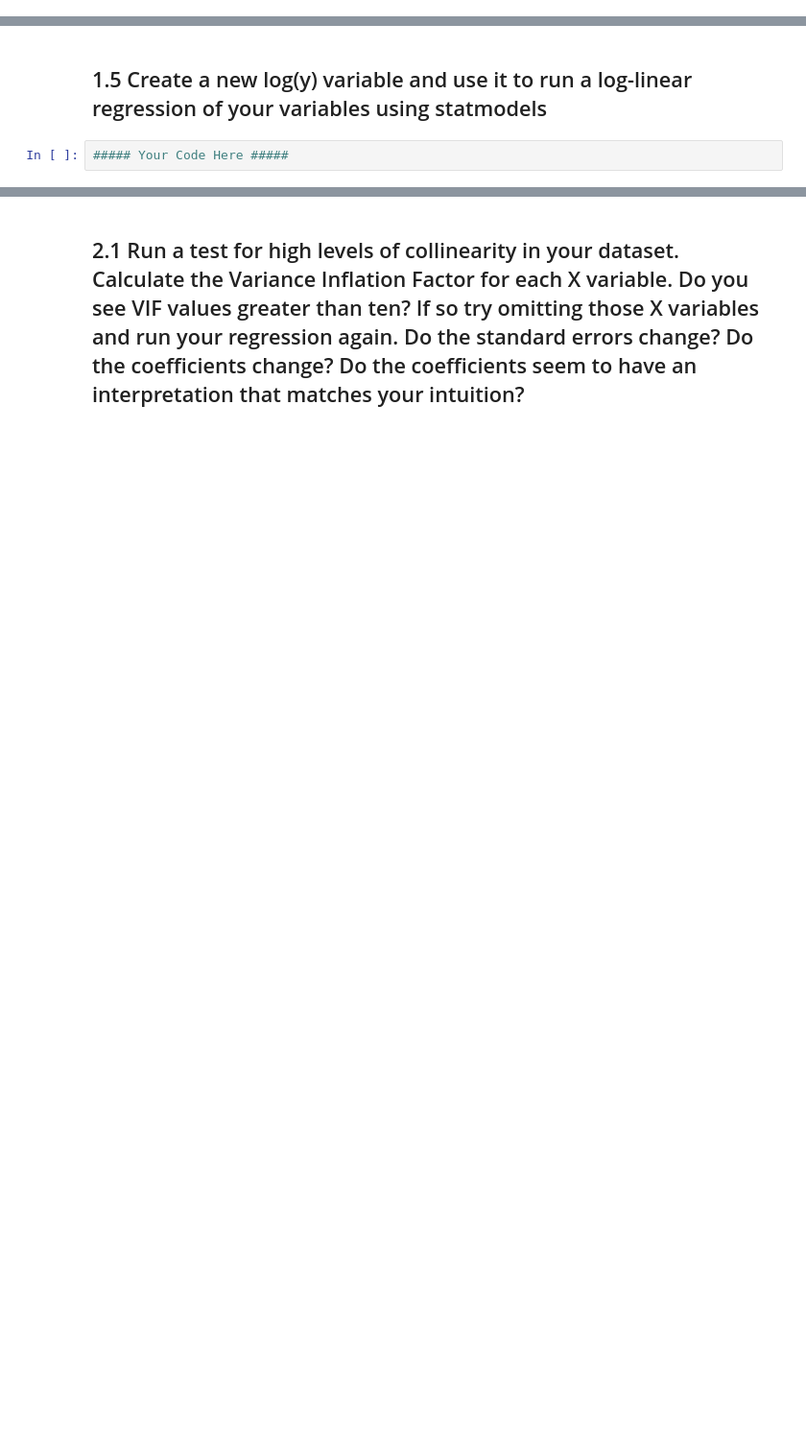
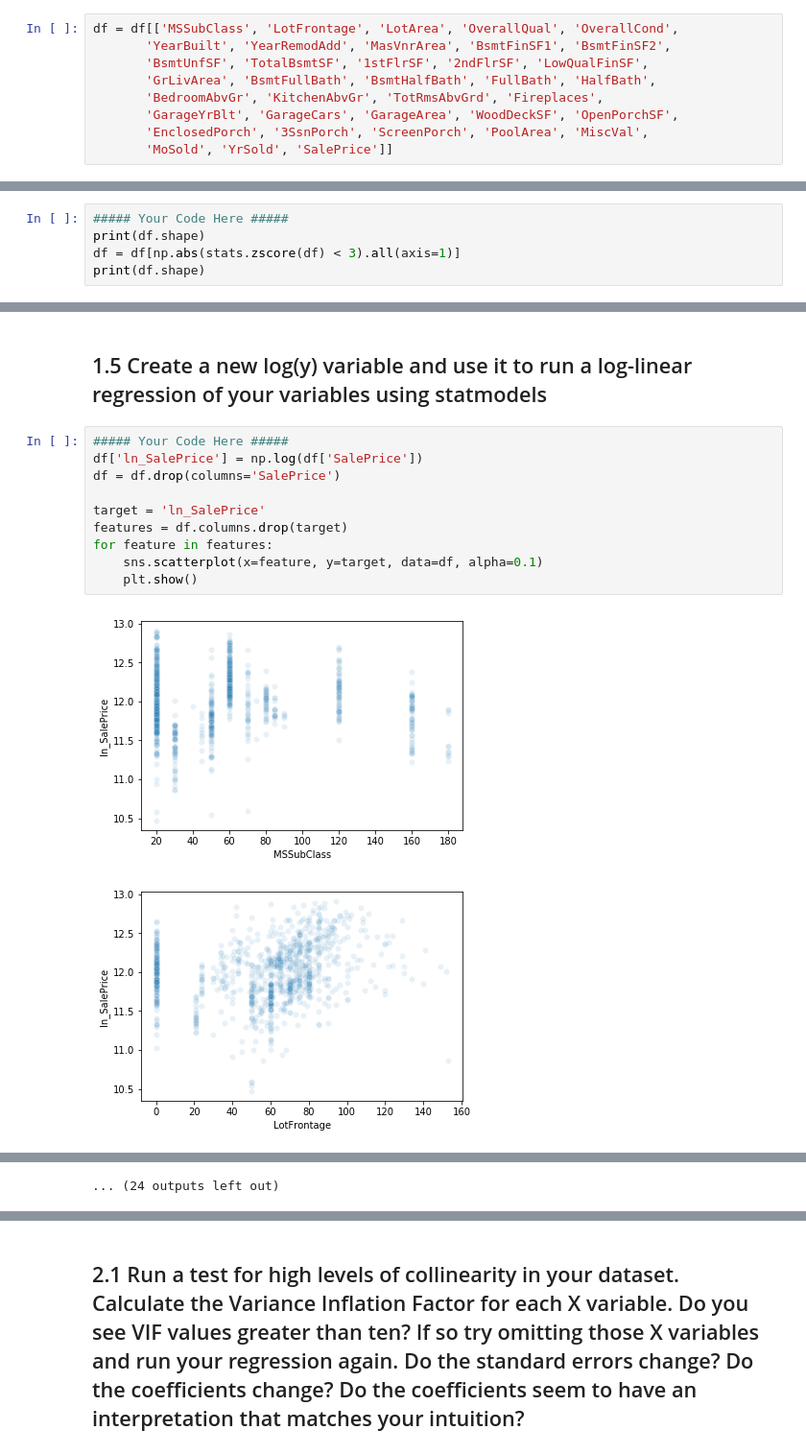
Before and after one commit to LambdaSchool/DS-Unit-2-Sprint-2-Regression, a Jupyter notebook: module3-regression-diagnostics/regression-diagnostics-assignment.ipynb, the cells around one changed output, grey strips where cells are left out. Shown at 96% size. Drawn from its saved outputs; the diff is of its cells as text; blank space fills up the shorter version.

```diff
--- a/module3-regression-diagnostics/regression-diagnostics-assignment.ipynb
+++ b/module3-regression-diagnostics/regression-diagnostics-assignment.ipynb
@@ -67,6 +69,15 @@ sns.regplot(df['OverallQual'], df['SalePrice'], color='blue').set_title('Overall
 ## 1.2 Now using the X variables that you feel like will be the best predictors of y use statsmodel to run the multiple regression between these variables and Y. You don't need to use every X variable in your dataset, in fact it's probably better if you don't. Just pick ones that you have already cleaned that seem the most relevant to house prices.
 # %%
 import statsmodels.api as sm
+# %%
+df = df[['MSSubClass', 'LotFrontage', 'LotArea', 'OverallQual', 'OverallCond',
+       'YearBuilt', 'YearRemodAdd', 'MasVnrArea', 'BsmtFinSF1', 'BsmtFinSF2',
+       'BsmtUnfSF', 'TotalBsmtSF', '1stFlrSF', '2ndFlrSF', 'LowQualFinSF',
+       'GrLivArea', 'BsmtFullBath', 'BsmtHalfBath', 'FullBath', 'HalfBath',
+       'BedroomAbvGr', 'KitchenAbvGr', 'TotRmsAbvGrd', 'Fireplaces',
+       'GarageYrBlt', 'GarageCars', 'GarageArea', 'WoodDeckSF', 'OpenPorchSF',
+       'EnclosedPorch', '3SsnPorch', 'ScreenPorch', 'PoolArea', 'MiscVal',
+       'MoSold', 'YrSold', 'SalePrice']]
 # %%
 ##### Your Code Here #####
 target = 'SalePrice'
@@ -108,0 +123,5 @@ strong multicollinearity or other numerical problems.
+# %%
+##### Your Code Here #####
+print(df.shape)
+df = df[np.abs(stats.zscore(df) < 3).all(axis=1)]
+print(df.shape)
@@ -109,4 +153,15 @@ strong multicollinearity or other numerical problems.
 # %% [markdown]
 ## 1.5 Create a new log(y) variable and use it to run a log-linear regression of your variables using statmodels
-# %%
-##### Your Code Here #####
+# %%
+##### Your Code Here #####
+df['ln_SalePrice'] = np.log(df['SalePrice'])
+df = df.drop(columns='SalePrice')
+
+target = 'ln_SalePrice'
+features = df.columns.drop(target)
+for feature in features:
+    sns.scatterplot(x=feature, y=target, data=df, alpha=0.1)
+    plt.show()
+# %% [output]
+[figure, added]
+[figure, added]
@@ -112,0 +178 @@ strong multicollinearity or other numerical problems.
+... (24 outputs left out)
```
Also changed, not shown: parts of 10 cells of this notebook, 1 other file.
